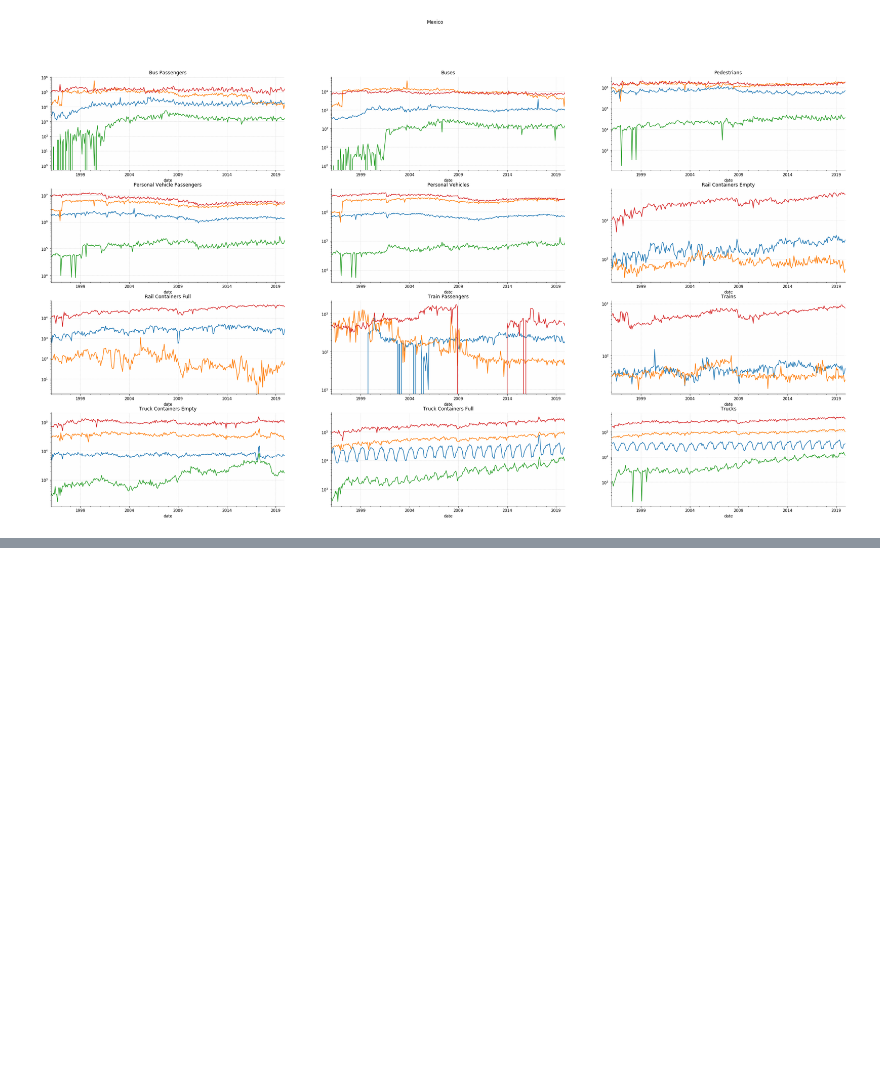
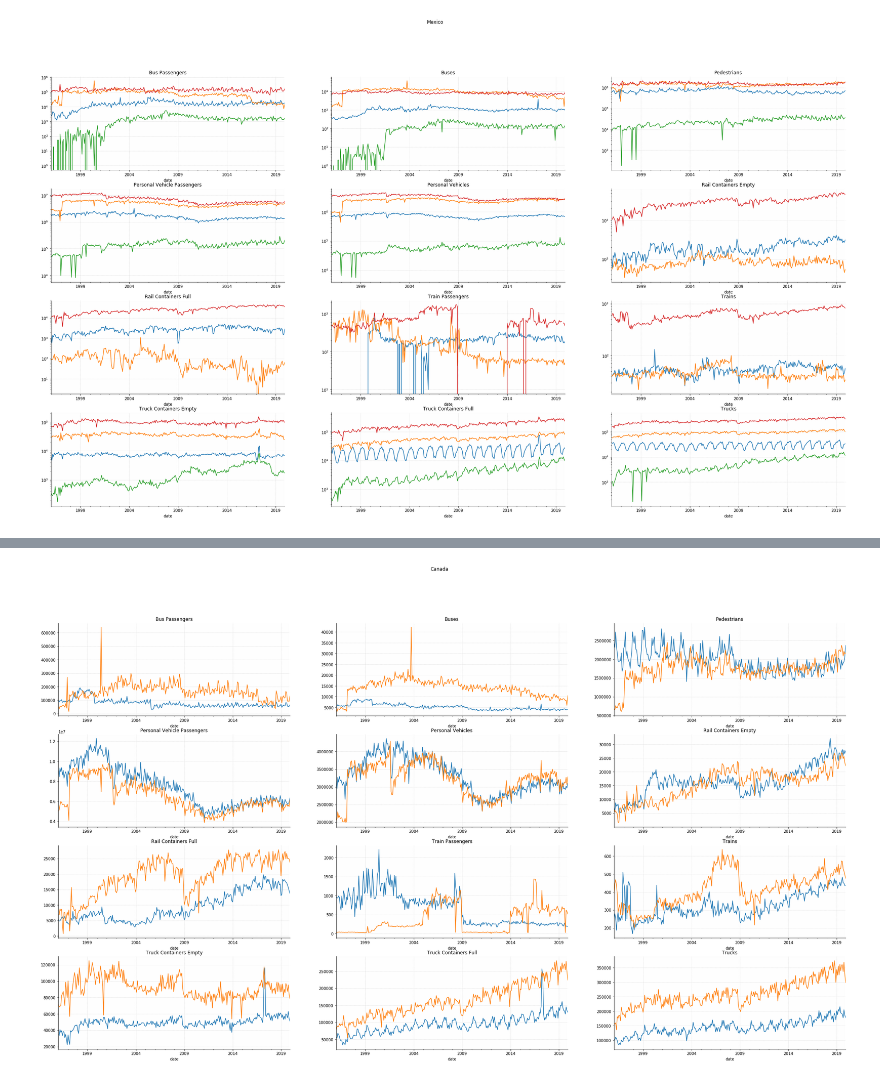
Before and after one commit to LawAndBorder/lawandborder, a Jupyter notebook: zach.ipynb, the cells around one changed output, grey strips where cells are left out. Drawn from its saved outputs; the diff is of its cells as text; code cells hidden in the pictures; blank space fills up the shorter version.

```diff
--- a/zach.ipynb
+++ b/zach.ipynb
@@ -44,0 +93,4 @@ for ax, (method, data) in zip(axs.ravel(), mexico.groupby('crossing_method')):
+# %%
+kmeans = KMeans(n_clusters=2, random_state=123).fit(mex_ports)
+mex_clusters = pd.Series(kmeans.predict(mex_ports), index=mex_ports.index, name='port_cluster')
+mex_clusters
@@ -44,0 +131,14 @@ for ax, (method, data) in zip(axs.ravel(), mexico.groupby('crossing_method')):
+# %%
+mexico = mexico.set_index('port_name').join(mex_clusters).reset_index()
+# %%
+fig, axs = plt.subplots(4, 3, figsize=(36, 20))
+
+fig.suptitle('Canada')
+
+for ax, (method, data) in zip(axs.ravel(), mexico.groupby('crossing_method')):
+    data.pivot_table('n_crossings', 'date', 'port_cluster', aggfunc='sum').plot(ax=ax)
+    ax.set(title=method)
+    ax.get_legend().remove()
+#     ax.set_yscale('log')
+# %% [output]
+[figure, added]
```
Also changed, not shown: parts of 8 cells of this notebook.
